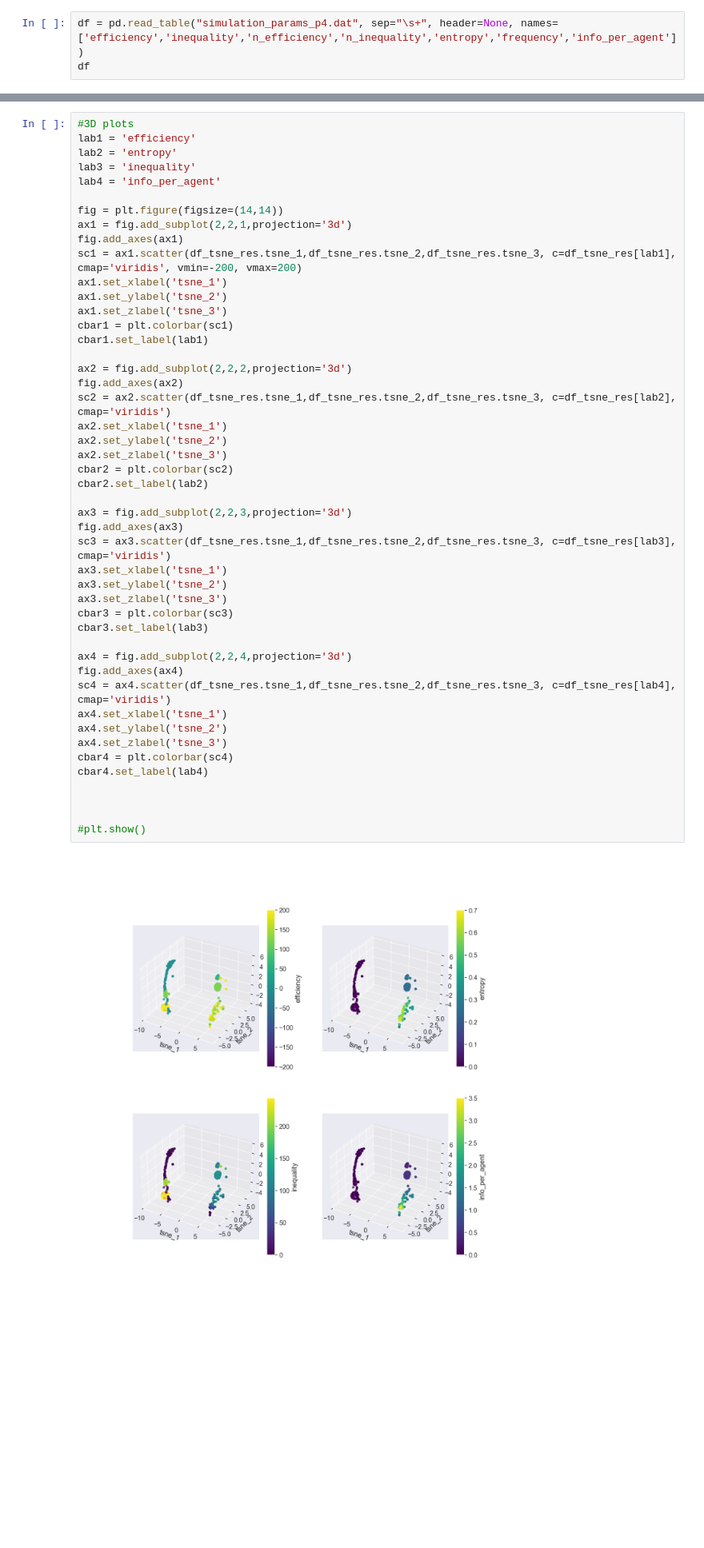
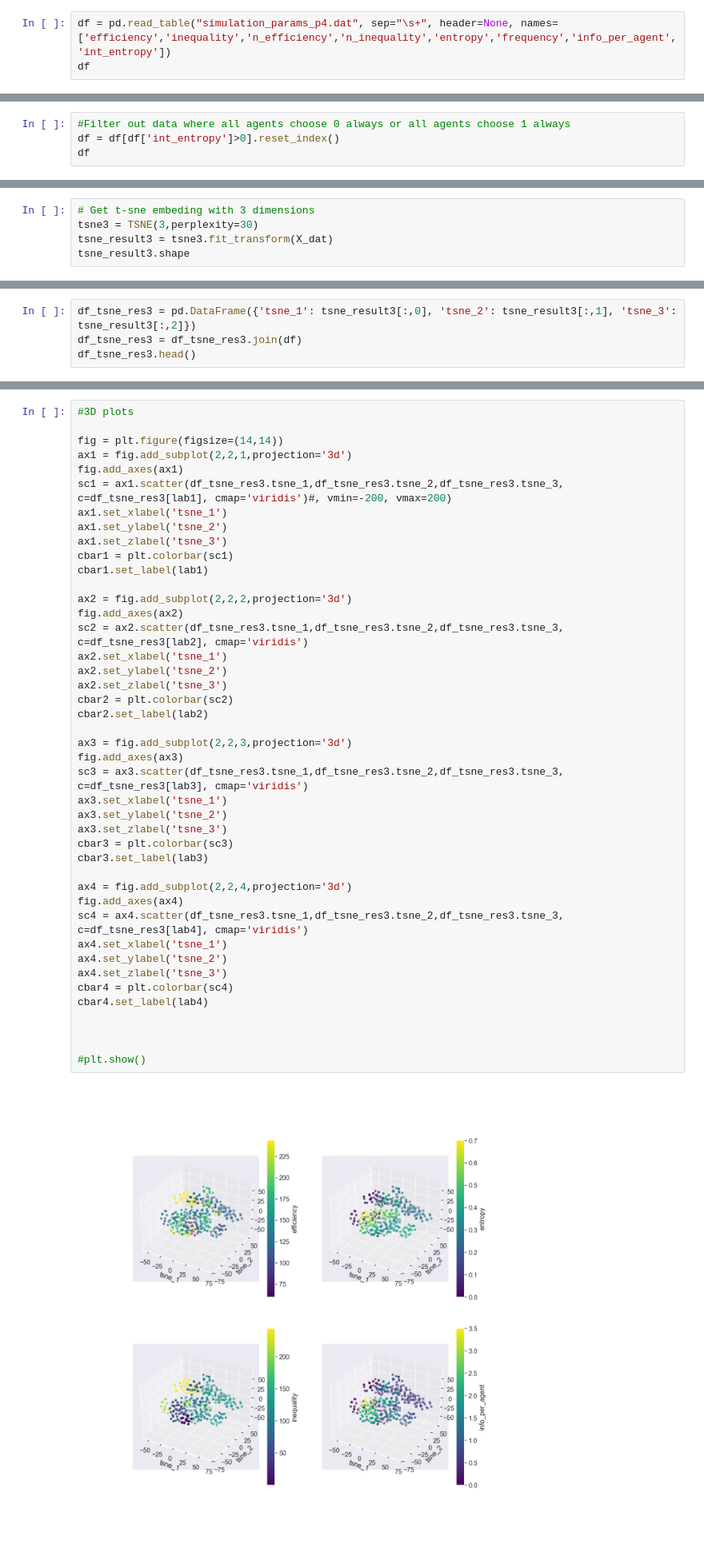
Before and after one commit to calvar/el_farol_agents, a Jupyter notebook: markov_fplay/TSNE.ipynb, the cells around one changed output, grey strips where cells are left out. Shown at 80% size. Saved outputs shown, nothing was run; the diff lists cells and outputs as text; blank space fills up the shorter version.

Commit message:
Removed homogeneous. Adjusted plots

```diff
--- a/markov_fplay/TSNE.ipynb
+++ b/markov_fplay/TSNE.ipynb
@@ -14,6 +15,6 @@ sns.set(font_scale=1.3)
 # %% [markdown]
 ## Load data
 # %%
-df = pd.read_table("simulation_params_p4.dat", sep="\s+", header=None, names=['efficiency','inequality','n_efficiency','n_inequality','entropy','frequency','info_per_agent'])
+df = pd.read_table("simulation_params_p4.dat", sep="\s+", header=None, names=['efficiency','inequality','n_efficiency','n_inequality','entropy','frequency','info_per_agent','int_entropy'])
 df
 # %% [output]
@@ -47,3 +48,7 @@ Name: efficiency, dtype: float64
 #data_f.head()
 # %%
 #df = data_f[['efficiency','entropy','attendance','inequality']]
+# %%
+#Filter out data where all agents choose 0 always or all agents choose 1 always
+df = df[df['int_entropy']>0].reset_index()
+df
@@ -122,0 +166,5 @@ df_tsne_res.head()
+# %%
+# Get t-sne embeding with 3 dimensions
+tsne3 = TSNE(3,perplexity=30)
+tsne_result3 = tsne3.fit_transform(X_dat)
+tsne_result3.shape
@@ -122,0 +173,4 @@ df_tsne_res.head()
+# %%
+df_tsne_res3 = pd.DataFrame({'tsne_1': tsne_result3[:,0], 'tsne_2': tsne_result3[:,1], 'tsne_3': tsne_result3[:,2]})
+df_tsne_res3 = df_tsne_res3.join(df)
+df_tsne_res3.head()
@@ -123,14 +186,10 @@ df_tsne_res.head()
 # %%
 #3D plots
-lab1 = 'efficiency'
-lab2 = 'entropy'
-lab3 = 'inequality'
-lab4 = 'info_per_agent'
 
 fig = plt.figure(figsize=(14,14))
 ax1 = fig.add_subplot(2,2,1,projection='3d')
 fig.add_axes(ax1)
-sc1 = ax1.scatter(df_tsne_res.tsne_1,df_tsne_res.tsne_2,df_tsne_res.tsne_3, c=df_tsne_res[lab1], cmap='viridis', vmin=-200, vmax=200)
+sc1 = ax1.scatter(df_tsne_res3.tsne_1,df_tsne_res3.tsne_2,df_tsne_res3.tsne_3, c=df_tsne_res3[lab1], cmap='viridis')#, vmin=-200, vmax=200)
 ax1.set_xlabel('tsne_1')
 ax1.set_ylabel('tsne_2')
 ax1.set_zlabel('tsne_3')
@@ -138,35 +197,35 @@ cbar1 = plt.colorbar(sc1)
 cbar1.set_label(lab1)
 
 ax2 = fig.add_subplot(2,2,2,projection='3d')
 fig.add_axes(ax2)
-sc2 = ax2.scatter(df_tsne_res.tsne_1,df_tsne_res.tsne_2,df_tsne_res.tsne_3, c=df_tsne_res[lab2], cmap='viridis')
+sc2 = ax2.scatter(df_tsne_res3.tsne_1,df_tsne_res3.tsne_2,df_tsne_res3.tsne_3, c=df_tsne_res3[lab2], cmap='viridis')
 ax2.set_xlabel('tsne_1')
 ax2.set_ylabel('tsne_2')
 ax2.set_zlabel('tsne_3')
 cbar2 = plt.colorbar(sc2)
 cbar2.set_label(lab2)
 
 ax3 = fig.add_subplot(2,2,3,projection='3d')
 fig.add_axes(ax3)
-sc3 = ax3.scatter(df_tsne_res.tsne_1,df_tsne_res.tsne_2,df_tsne_res.tsne_3, c=df_tsne_res[lab3], cmap='viridis')
+sc3 = ax3.scatter(df_tsne_res3.tsne_1,df_tsne_res3.tsne_2,df_tsne_res3.tsne_3, c=df_tsne_res3[lab3], cmap='viridis')
 ax3.set_xlabel('tsne_1')
 ax3.set_ylabel('tsne_2')
 ax3.set_zlabel('tsne_3')
 cbar3 = plt.colorbar(sc3)
 cbar3.set_label(lab3)
 
 ax4 = fig.add_subplot(2,2,4,projection='3d')
 fig.add_axes(ax4)
-sc4 = ax4.scatter(df_tsne_res.tsne_1,df_tsne_res.tsne_2,df_tsne_res.tsne_3, c=df_tsne_res[lab4], cmap='viridis')
+sc4 = ax4.scatter(df_tsne_res3.tsne_1,df_tsne_res3.tsne_2,df_tsne_res3.tsne_3, c=df_tsne_res3[lab4], cmap='viridis')
 ax4.set_xlabel('tsne_1')
 ax4.set_ylabel('tsne_2')
 ax4.set_zlabel('tsne_3')
 cbar4 = plt.colorbar(sc4)
 cbar4.set_label(lab4)
 
 
 
 #plt.show()
 # %% [output]
-[figure, old version]
+[figure, new version]
 # %%
```
Also changed, not shown: parts of 23 cells of this notebook.
